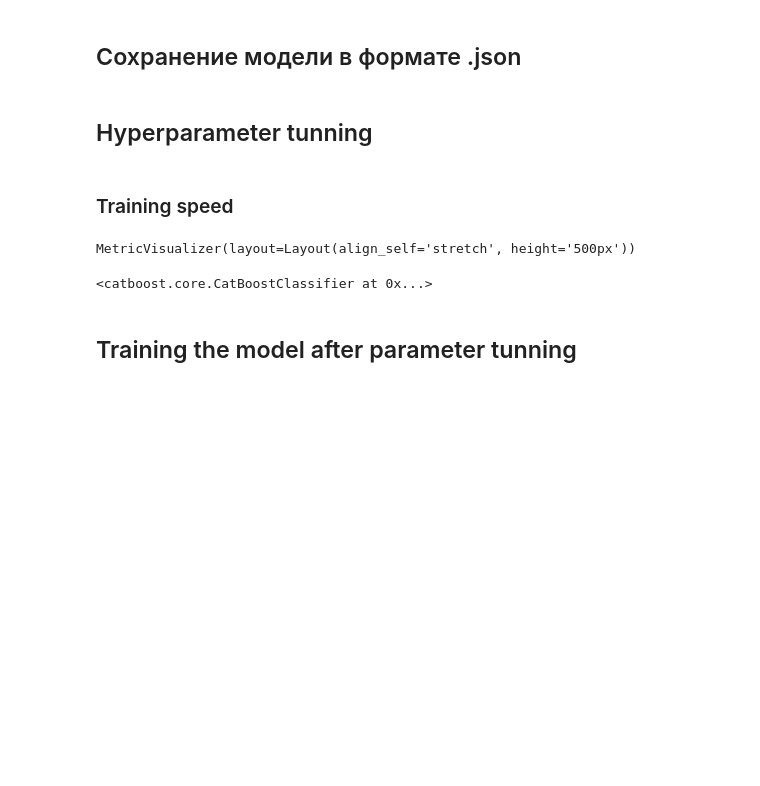
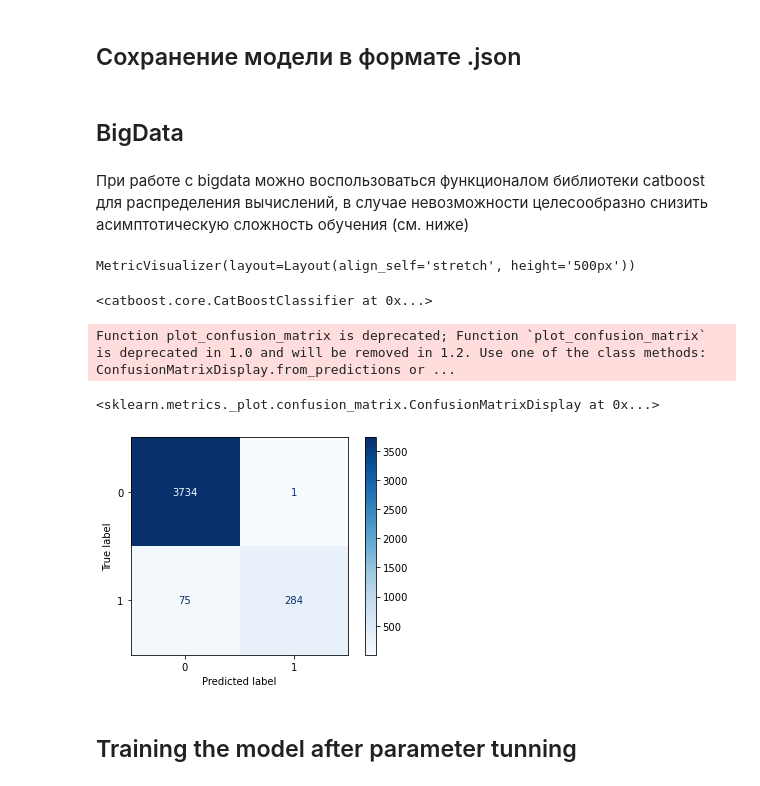
Before and after one commit to loverberg/portfolio, a Jupyter notebook: Big_Data_MTC/CatBoostClassifier.ipynb, the cells around one changed output. Drawn from its saved outputs; the diff is of its cells as text; code cells hidden in the pictures; blank space fills up the shorter version.

Commit message:
added_catboost

```diff
--- a/Big_Data_MTC/CatBoostClassifier.ipynb
+++ b/Big_Data_MTC/CatBoostClassifier.ipynb
@@ -405,20 +405,22 @@ shap.force_plot(expected_value, shap_small, X_small)
  ## Сохранение модели в формате .json
 # %%
 tunned_model.save_model('catboost_model.json', format='json')
-# %% [markdown]
-## Hyperparameter tunning
-# %% [markdown]
-### Training speed
+# %% [markdown]
+## BigData
+# %% [markdown]
+При работе с bigdata можно воспользоваться функционалом библиотеки catboost для распределения вычислений, в случае невозможности целесообразно снизить асимптотическую сложность обучения (см. ниже)
 # %%
 from catboost import CatBoost
 fast_model = CatBoostClassifier(
+    custom_loss=['AUC','Recall'],
     random_seed=63,
-    iterations=150,
-    learning_rate=0.01,
+    iterations=1500,
+    learning_rate=0.25,
     boosting_type='Plain',
     bootstrap_type='Bernoulli',
     subsample=0.5,
     one_hot_max_size=20,
+    early_stopping_rounds=100,
     rsm=0.5,
     leaf_estimation_iterations=5,
     max_ctr_complexity=1)
@@ -426,12 +428,19 @@ fast_model = CatBoostClassifier(
 fast_model.fit(
     X_train, y_train,
     cat_features=cat_features,
+    eval_set=(X_validation, y_validation),
     verbose=False,
     plot=True
 )
 # %% [output]
 MetricVisualizer(layout=Layout(align_self='stretch', height='500px'))
 <catboost.core.CatBoostClassifier at 0x...>
+# %%
+plot_confusion_matrix(fast_model,X_validation,y_validation,cmap=plt.cm.Blues)
+# %% [output]
+Function plot_confusion_matrix is deprecated; Function `plot_confusion_matrix` is deprecated in 1.0 and will be removed in 1.2. Use one of the class methods: ConfusionMatrixDisplay.from_predictions or ...
+<sklearn.metrics._plot.confusion_matrix.ConfusionMatrixDisplay at 0x...>
+[figure, added]
 # %% [markdown]
 ## Training the model after parameter tunning
 # %%
```
Also changed, not shown: parts of 1 cell of this notebook, 6 other files.
